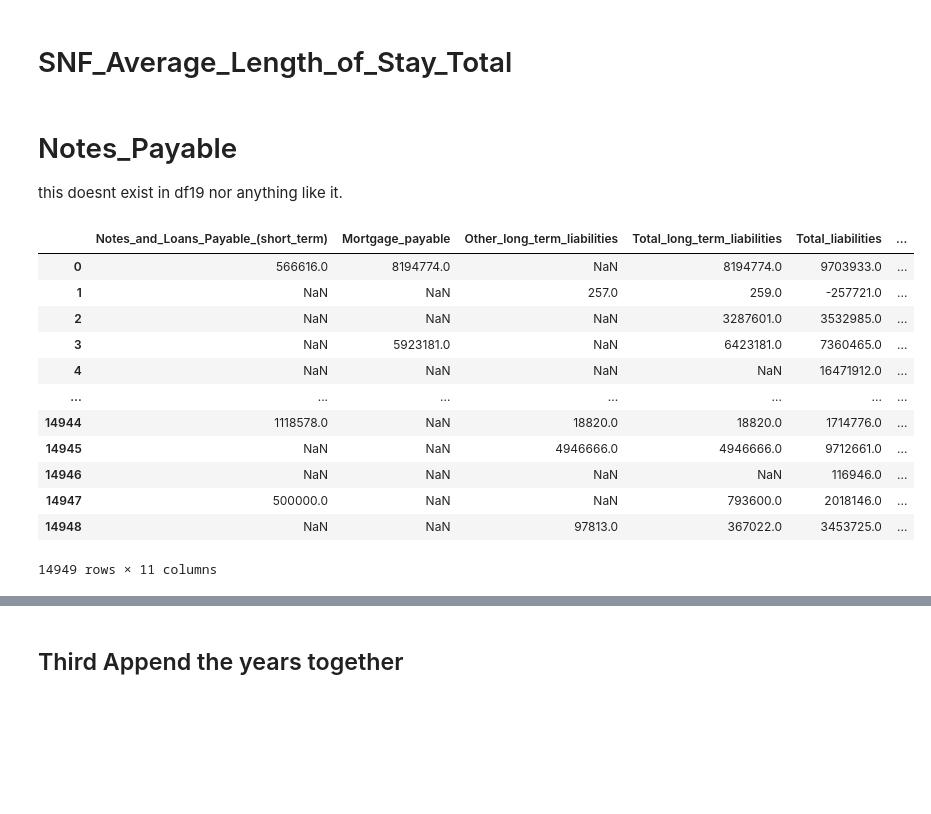
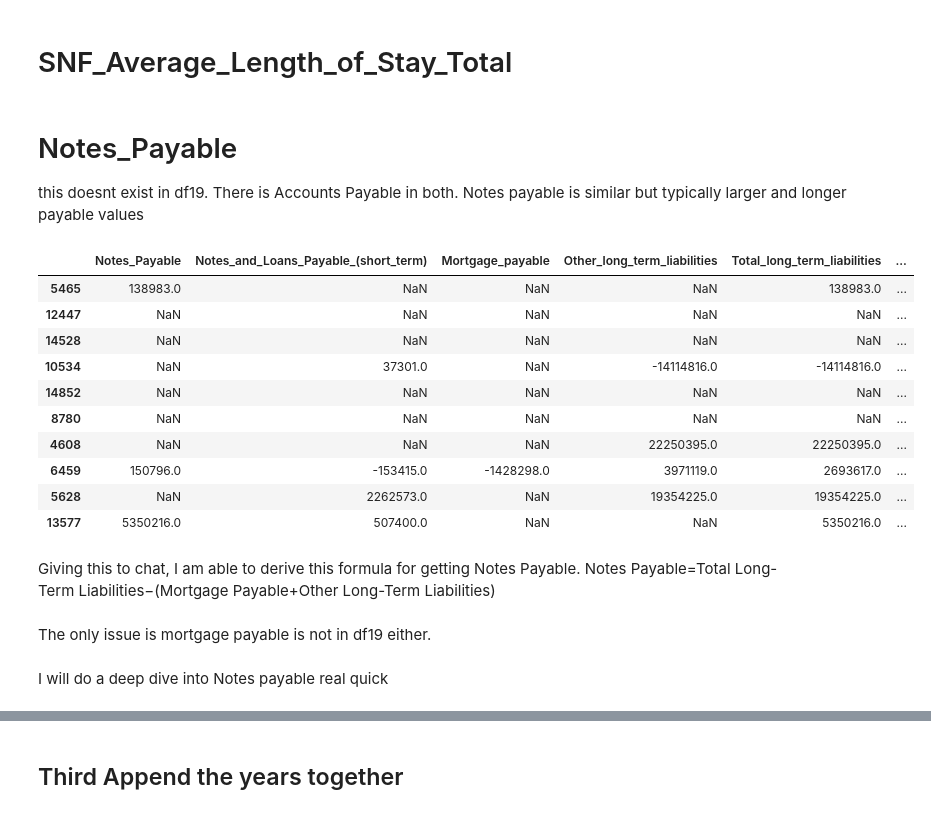
Before and after one commit to lhperreault/Invest_in_retirement_homes-, a Jupyter notebook: ETL_Cost_1.ipynb, the cells around one changed output, grey strips where cells are left out. Cells and saved outputs as stored; diff of their text form; code cells hidden in the pictures; blank space fills up the shorter version.

```diff
--- a/ETL_Cost_1.ipynb
+++ b/ETL_Cost_1.ipynb
@@ -1172,6 +1179,8 @@ df16['Less:_Allowances_for_uncollectible_notes_and_accounts_receivable'] = np.na
 df17['Less:_Allowances_for_uncollectible_notes_and_accounts_receivable'] = np.nan
 df18['Less:_Allowances_for_uncollectible_notes_and_accounts_receivable'] = np.nan
 df19['Less:_Allowances_for_uncollectible_notes_and_accounts_receivable'] = np.nan
+# %%
+df20_cleaned = df20_cleaned.drop(columns=["Estimated_Allowances_for_Uncollectible1"])
 # %% [markdown]
 # Salaries_wages_and_fees_payable
 # %% [markdown]
@@ -1447,37 +1461,43 @@ df16 = df16.drop(columns=["SNF_Average_Length_of_stay_Tot"])
 df17 = df17.drop(columns=["SNF_Average_Length_of_stay_Tot"])
 df18 = df18.drop(columns=["SNF_Average_Length_of_stay_Tot"])
 df19 = df19.drop(columns=["SNF_Average_Length_of_stay_Tot"])
-# %% [markdown]
-# Notes_Payable
-this doesnt exist in df19 nor anything like it.
+# %% [markdown]
+# Notes_Payable
+this doesnt exist in df19. There is Accounts Payable in both. Notes payable is similar but typically larger and longer payable values
 # %%
 selected_columns = [
+    "Notes_Payable",
     "Notes_and_Loans_Payable_(short_term)",
     "Mortgage_payable",
     "Other_long_term_liabilities",
     "Total_long_term_liabilities",
     "Total_liabilities",
     "Accounts_payable",
     "Payroll_taxes_payable",
     "Total_current_liabilities",
     "Total_Assets",
     "Net_Income",
     "Total_Income"
 ]
 
 df_selected = df20_cleaned[selected_columns]
-df_selected
+df_selected.sample(10)
 # %% [output]
-|  | Notes_and_Loans_Payable_(short_term) | Mortgage_payable | Other_long_term_liabilities | Total_long_term_liabilities | Total_liabilities | ... |
-| 0 | 566616.0 | 8194774.0 | NaN | 8194774.0 | 9703933.0 | ... |
-| 1 | NaN | NaN | 257.0 | 259.0 | -257721.0 | ... |
-| 2 | NaN | NaN | NaN | 3287601.0 | 3532985.0 | ... |
-| 3 | NaN | 5923181.0 | NaN | 6423181.0 | 7360465.0 | ... |
-| 4 | NaN | NaN | NaN | NaN | 16471912.0 | ... |
-| ... | ... | ... | ... | ... | ... | ... |
-| 14944 | 1118578.0 | NaN | 18820.0 | 18820.0 | 1714776.0 | ... |
-| 14945 | NaN | NaN | 4946666.0 | 4946666.0 | 9712661.0 | ... |
-| 14946 | NaN | NaN | NaN | NaN | 116946.0 | ... |
-| 14947 | 500000.0 | NaN | NaN | 793600.0 | 2018146.0 | ... |
-| 14948 | NaN | NaN | 97813.0 | 367022.0 | 3453725.0 | ... |
+|  | Notes_Payable | Notes_and_Loans_Payable_(short_term) | Mortgage_payable | Other_long_term_liabilities | Total_long_term_liabilities | ... |
+| 5465 | 138983.0 | NaN | NaN | NaN | 138983.0 | ... |
+| 12447 | NaN | NaN | NaN | NaN | NaN | ... |
+| 14528 | NaN | NaN | NaN | NaN | NaN | ... |
+| 10534 | NaN | 37301.0 | NaN | -14114816.0 | -14114816.0 | ... |
+| 14852 | NaN | NaN | NaN | NaN | NaN | ... |
+| 8780 | NaN | NaN | NaN | NaN | NaN | ... |
+| 4608 | NaN | NaN | NaN | 22250395.0 | 22250395.0 | ... |
+| 6459 | 150796.0 | -153415.0 | -1428298.0 | 3971119.0 | 2693617.0 | ... |
+| 5628 | NaN | 2262573.0 | NaN | 19354225.0 | 19354225.0 | ... |
+| 13577 | 5350216.0 | 507400.0 | NaN | NaN | 5350216.0 | ... |
-14949 rows × 11 columns
+# %% [markdown]
+Giving this to chat, I am able to derive this formula for getting Notes Payable.
+Notes Payable=Total Long-Term Liabilities−(Mortgage Payable+Other Long-Term Liabilities)
+# %% [markdown]
+The only issue is mortgage payable is not in df19 either.
+# %% [markdown]
+I will do a deep dive into Notes payable real quick
```
Also changed, not shown: parts of 78 cells of this notebook.
